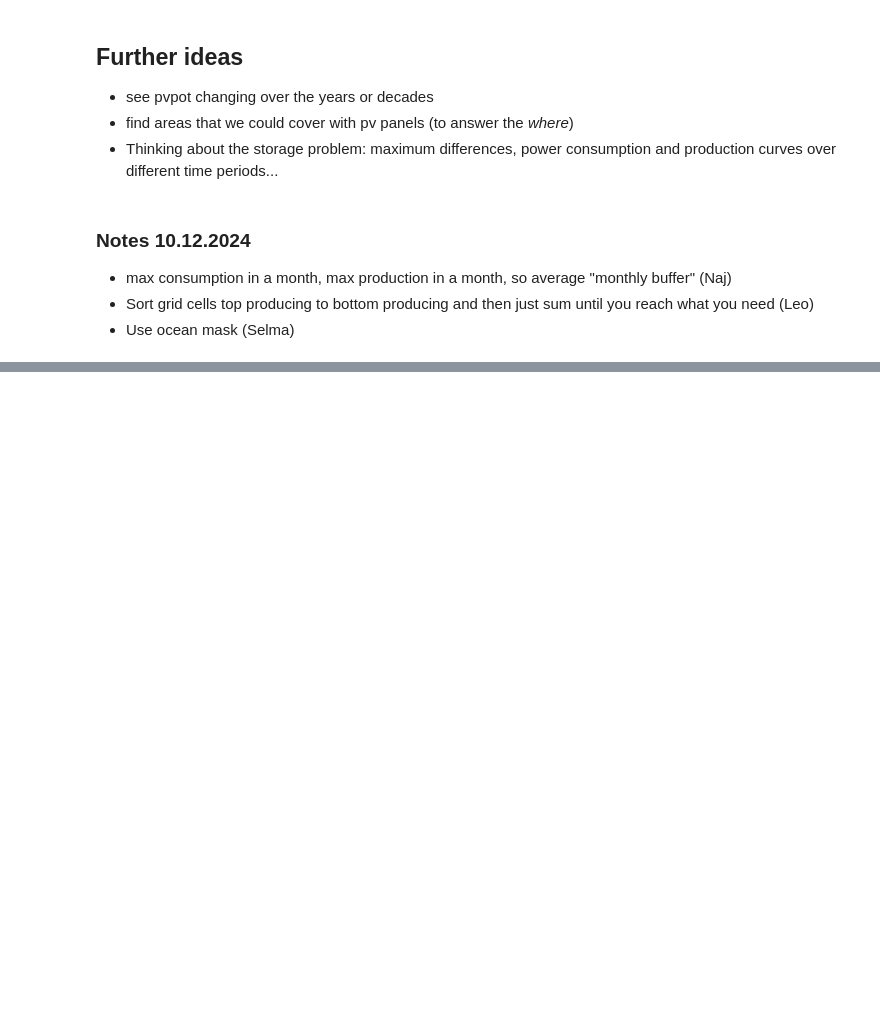
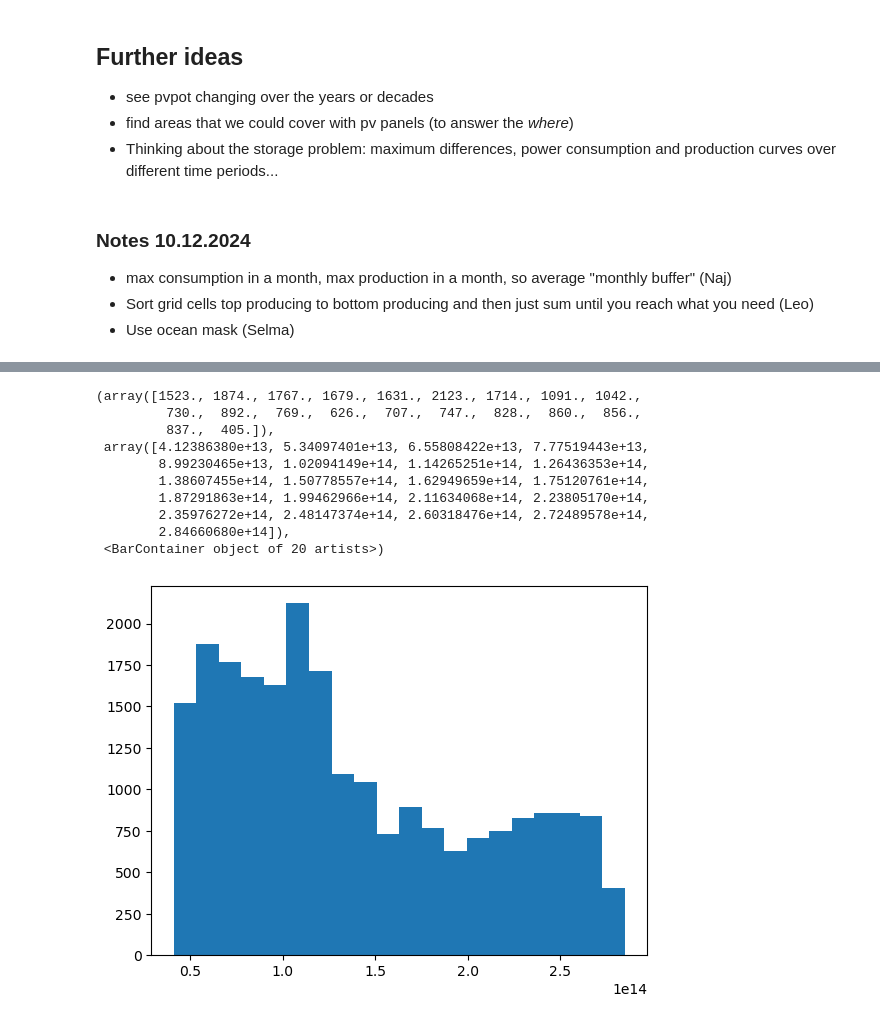
Before and after one commit to laq/msc-intro-computational-meteorology-exercises-w2024, a Jupyter notebook: projects/europeEnergy/EuroAccumulatedPvPot.ipynb, the cells around one changed output, grey strips where cells are left out. Saved outputs shown, nothing was run; the diff lists cells and outputs as text; code cells hidden in the pictures; blank space fills up the shorter version.

```diff
--- a/projects/europeEnergy/EuroAccumulatedPvPot.ipynb
+++ b/projects/europeEnergy/EuroAccumulatedPvPot.ipynb
@@ -362,0 +471,17 @@ Total area of the square: 10_511_653.74 km². 0.90 % of that: 94_997.77 km²
+# %%
+energy_flat = energy_year.values.flatten()
+mi = np.argsort(energy_flat)[::-1]
+# %%
+plt.hist(energy_flat, bins=20)
+# %% [output]
+(array([1523., 1874., 1767., 1679., 1631., 2123., 1714., 1091., 1042.,
+         730.,  892.,  769.,  626.,  707.,  747.,  828.,  860.,  856.,
+         837.,  405.]),
+ array([4.12386380e+13, 5.34097401e+13, 6.55808422e+13, 7.77519443e+13,
+        8.99230465e+13, 1.02094149e+14, 1.14265251e+14, 1.26436353e+14,
+        1.38607455e+14, 1.50778557e+14, 1.62949659e+14, 1.75120761e+14,
+        1.87291863e+14, 1.99462966e+14, 2.11634068e+14, 2.23805170e+14,
+        2.35976272e+14, 2.48147374e+14, 2.60318476e+14, 2.72489578e+14,
+        2.84660680e+14]),
+ <BarContainer object of 20 artists>)
+[figure, added]
```
Also changed, not shown: parts of 11 cells of this notebook, 1 other file.
